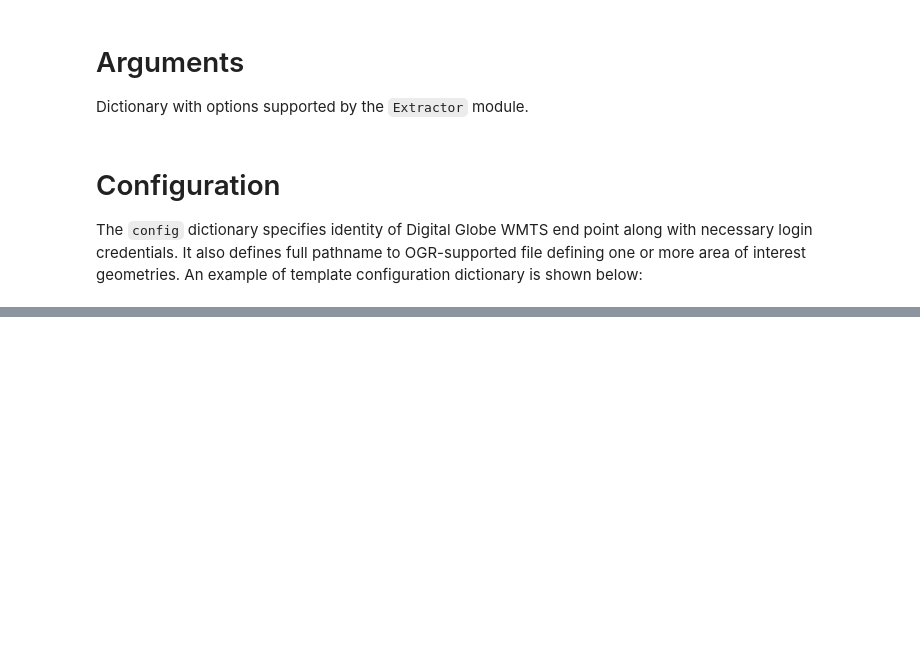
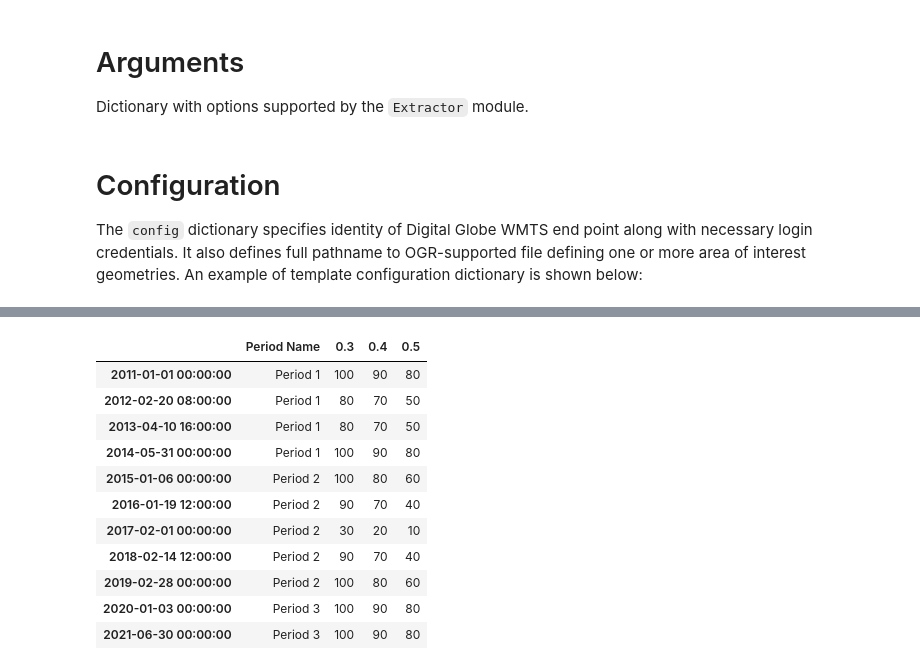
Before and after one commit to SatelliteApplicationsCatapult/wmts-extractor, a Jupyter notebook: notebooks/wmts-extractor-example.ipynb, the cells around one changed output, grey strips where cells are left out. Saved outputs shown, nothing was run; the diff lists cells and outputs as text; code cells hidden in the pictures; blank space fills up the shorter version.

```diff
--- a/notebooks/wmts-extractor-example.ipynb
+++ b/notebooks/wmts-extractor-example.ipynb
@@ -117,0 +108,45 @@ tiles
+# %%
+period_resolution = {
+    'number_images': 4,
+    'resolutions': [0.3, 0.4, 0.5],
+    'periods': [
+        {
+            'name': 'Period 1',
+            'date_range': ['1/1/2011', '31/5/2014'],
+            'weights': [[100, 90, 80],
+                        [80, 70, 50],
+                        [80, 70, 50],
+                        [100, 90, 80]]
+        },
+        {
+            'name': 'Period 2',
+            'date_range': ['1/6/2015', '28/2/2019'],
+            'weights': [[100, 80, 60],
+                        [90, 70, 40],
+                        [30, 20, 10],
+                        [90, 70, 40],
+                        [100, 80, 60]]
+        },
+        {
+            'name': 'Period 3',
+            'date_range': ['1/3/2020', '30/6/2021'],
+            'weights': [[100, 90, 80],
+                        [100, 90, 80]]
+        }
+    ]
+}
+
+obtain_decision_table(period_resolution)
+# %% [output]
+|  | Period Name | 0.3 | 0.4 | 0.5 |
+| 2011-01-01 00:00:00 | Period 1 | 100 | 90 | 80 |
+| 2012-02-20 08:00:00 | Period 1 | 80 | 70 | 50 |
+| 2013-04-10 16:00:00 | Period 1 | 80 | 70 | 50 |
+| 2014-05-31 00:00:00 | Period 1 | 100 | 90 | 80 |
+| 2015-01-06 00:00:00 | Period 2 | 100 | 80 | 60 |
+| 2016-01-19 12:00:00 | Period 2 | 90 | 70 | 40 |
+| 2017-02-01 00:00:00 | Period 2 | 30 | 20 | 10 |
+| 2018-02-14 12:00:00 | Period 2 | 90 | 70 | 40 |
+| 2019-02-28 00:00:00 | Period 2 | 100 | 80 | 60 |
+| 2020-01-03 00:00:00 | Period 3 | 100 | 90 | 80 |
+| 2021-06-30 00:00:00 | Period 3 | 100 | 90 | 80 |
```
Also changed, not shown: parts of 11 cells of this notebook, 5 other files.
